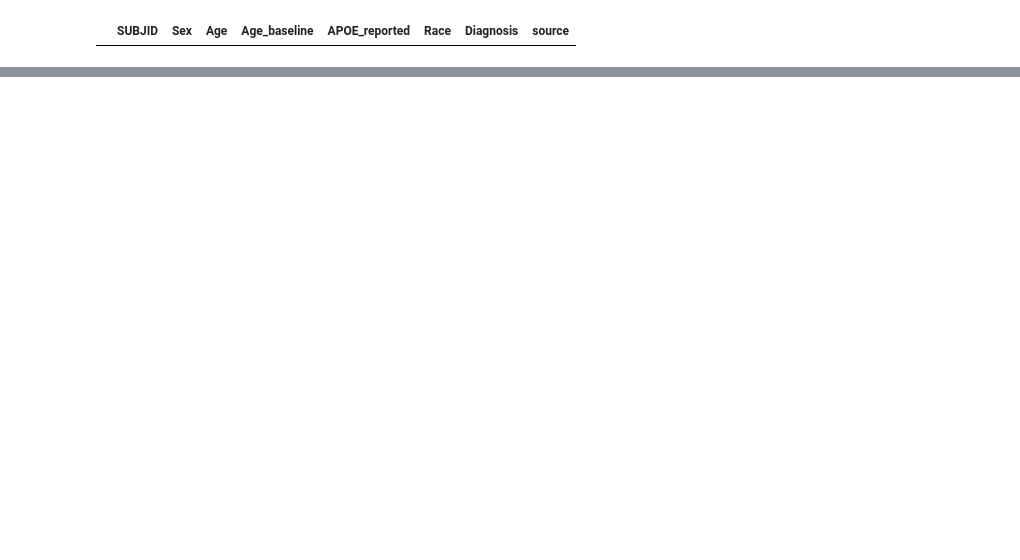
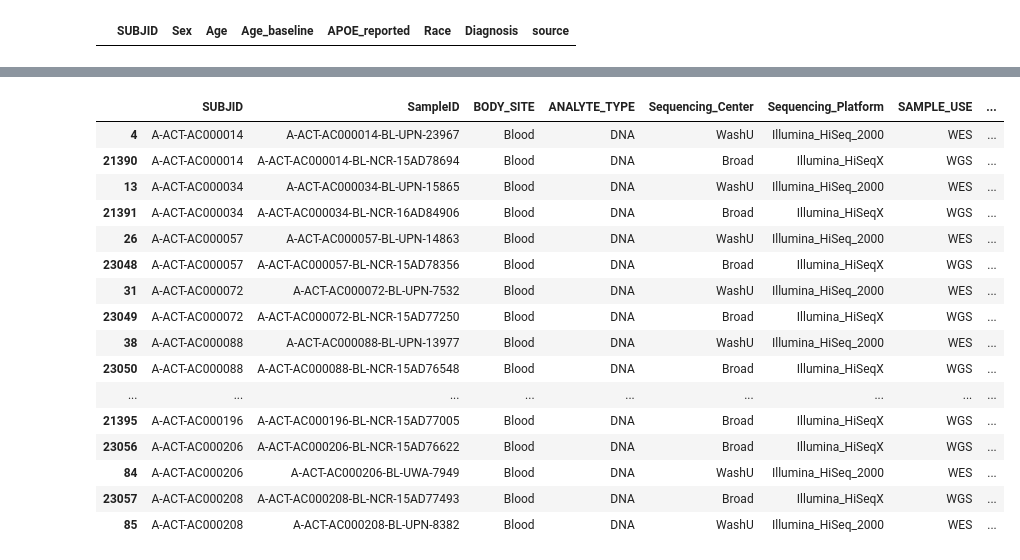
Before and after one commit to teresa-sansan/ADSP_polyfun, a Jupyter notebook: data_processing/phenotype/merge_pheno_37k.ipynb, the cells around one changed output, grey strips where cells are left out. Saved outputs shown, nothing was run; the diff lists cells and outputs as text; code cells hidden in the pictures; blank space fills up the shorter version.

```diff
--- a/data_processing/phenotype/merge_pheno_37k.ipynb
+++ b/data_processing/phenotype/merge_pheno_37k.ipynb
@@ -393,0 +405,2 @@ pheno[pheno.SUBJID.isin(SUBJ_drop)]
+# %%
+SUBJ_one2multi = manifest[manifest.SUBJID.isin(pheno_merge.SUBJID)][manifest[manifest.SUBJID.isin(pheno_merge.SUBJID)].SUBJID.duplicated(keep=False)]
@@ -393,0 +469,20 @@ pheno[pheno.SUBJID.isin(SUBJ_drop)]
+# %%
+SUBJ_one2multi.sort_values("SUBJID")[:20]
+# %% [output]
+|  | SUBJID | SampleID | BODY_SITE | ANALYTE_TYPE | Sequencing_Center | Sequencing_Platform | SAMPLE_USE | ... |
+| 4 | A-ACT-AC000014 | A-ACT-AC000014-BL-UPN-23967 | Blood | DNA | WashU | Illumina_HiSeq_2000 | WES | ... |
+| 21390 | A-ACT-AC000014 | A-ACT-AC000014-BL-NCR-15AD78694 | Blood | DNA | Broad | Illumina_HiSeqX | WGS | ... |
+| 13 | A-ACT-AC000034 | A-ACT-AC000034-BL-UPN-15865 | Blood | DNA | WashU | Illumina_HiSeq_2000 | WES | ... |
+| 21391 | A-ACT-AC000034 | A-ACT-AC000034-BL-NCR-16AD84906 | Blood | DNA | Broad | Illumina_HiSeqX | WGS | ... |
+| 26 | A-ACT-AC000057 | A-ACT-AC000057-BL-UPN-14863 | Blood | DNA | WashU | Illumina_HiSeq_2000 | WES | ... |
+| 23048 | A-ACT-AC000057 | A-ACT-AC000057-BL-NCR-15AD78356 | Blood | DNA | Broad | Illumina_HiSeqX | WGS | ... |
+| 31 | A-ACT-AC000072 | A-ACT-AC000072-BL-UPN-7532 | Blood | DNA | WashU | Illumina_HiSeq_2000 | WES | ... |
+| 23049 | A-ACT-AC000072 | A-ACT-AC000072-BL-NCR-15AD77250 | Blood | DNA | Broad | Illumina_HiSeqX | WGS | ... |
+| 38 | A-ACT-AC000088 | A-ACT-AC000088-BL-UPN-13977 | Blood | DNA | WashU | Illumina_HiSeq_2000 | WES | ... |
+| 23050 | A-ACT-AC000088 | A-ACT-AC000088-BL-NCR-15AD76548 | Blood | DNA | Broad | Illumina_HiSeqX | WGS | ... |
+| ... | ... | ... | ... | ... | ... | ... | ... | ... |
+| 21395 | A-ACT-AC000196 | A-ACT-AC000196-BL-NCR-15AD77005 | Blood | DNA | Broad | Illumina_HiSeqX | WGS | ... |
+| 23056 | A-ACT-AC000206 | A-ACT-AC000206-BL-NCR-15AD76622 | Blood | DNA | Broad | Illumina_HiSeqX | WGS | ... |
+| 84 | A-ACT-AC000206 | A-ACT-AC000206-BL-UWA-7949 | Blood | DNA | WashU | Illumina_HiSeq_2000 | WES | ... |
+| 23057 | A-ACT-AC000208 | A-ACT-AC000208-BL-NCR-15AD77493 | Blood | DNA | Broad | Illumina_HiSeqX | WGS | ... |
+| 85 | A-ACT-AC000208 | A-ACT-AC000208-BL-UPN-8382 | Blood | DNA | WashU | Illumina_HiSeq_2000 | WES | ... |
```
Also changed, not shown: parts of 11 cells of this notebook, 1 other file.
